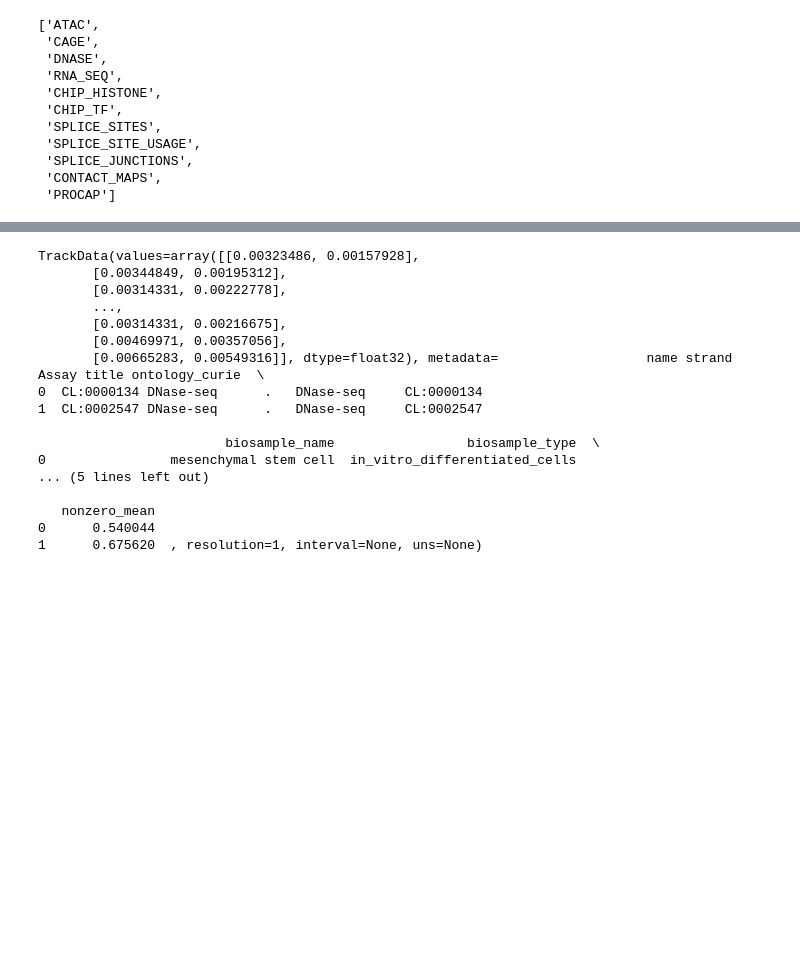
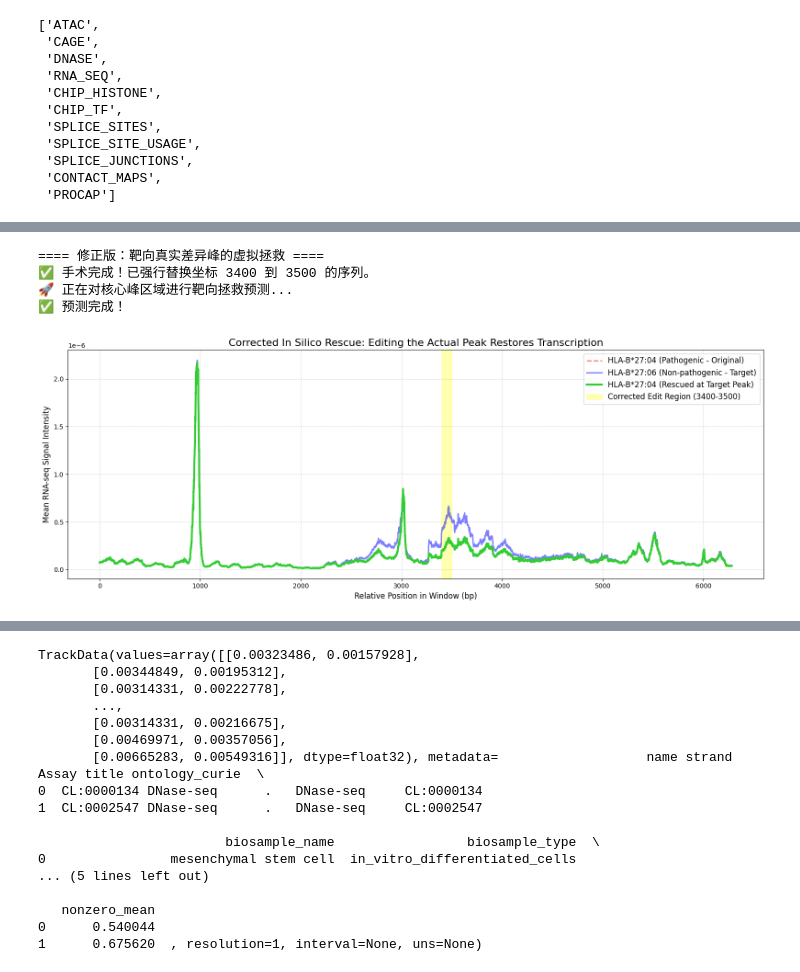
Before and after one commit to thathooo/AlphaGenome-HLA-B27, a Jupyter notebook: HLA_B27_Homologous_sequence_alignment_analysis.ipynb, the cells around one changed output, grey strips where cells are left out. Drawn from its saved outputs; the diff is of its cells as text; code cells hidden in the pictures; blank space fills up the shorter version.

```diff
--- a/HLA_B27_Homologous_sequence_alignment_analysis.ipynb
+++ b/HLA_B27_Homologous_sequence_alignment_analysis.ipynb
@@ -155,0 +414,59 @@ Saved proxy tracks to: ./HLA_B27_proxy_tracks.csv
+# %%
+print("==== 修正版：靶向真实差异峰的虚拟拯救 ====")
+
+# 1. 放弃之前的文本坐标，直接锁定图表上 3400 到 3500 的“蓝山”核心区
+peak_start_relative = 3400
+peak_end_relative = 3500
+
+# 将相对坐标转换为 1MB 长序列中的绝对索引
+real_mut_start_idx = view_start + peak_start_relative
+real_mut_end_idx = view_start + peak_end_relative
+
+# 2. 精确移植：把 27:06 (有峰/非致病) 的这 100bp 序列，完美覆盖给 27:04 (无峰/致病)
+seq_2704_rescued_peak = (
+    seq_2704_full_real[:real_mut_start_idx] +
+    seq_2706_full_real[real_mut_start_idx:real_mut_end_idx] +
+    seq_2704_full_real[real_mut_end_idx:]
+)
+
+print(f"✅ 手术完成！已强行替换坐标 {peak_start_relative} 到 {peak_end_relative} 的序列。")
+
+# 3. 重新预测
+print("🚀 正在对核心峰区域进行靶向拯救预测...")
+pred_2704_rescued_peak = dna_model.predict_sequence(
+    sequence=seq_2704_rescued_peak,
+    requested_outputs=[dna_client.OutputType.RNA_SEQ],
+    ontology_terms=ontology_terms_proxy
+)
+print("✅ 预测完成！")
+
+# 4. 生成揭晓真相的终极图表
+rna_rescued_peak_vals = pred_2704_rescued_peak.rna_seq.values[view_start:view_end]
+rna_rescued_peak_mean = np.mean(rna_rescued_peak_vals, axis=1) if rna_rescued_peak_vals.shape[1] > 0 else np.zeros(view_end - view_start)
+
+plt.figure(figsize=(16, 6))
+
+# 致病型原貌 (红色虚线)
+plt.plot(rna_2704_mean, color='red', label='HLA-B*27:04 (Pathogenic - Original)', alpha=0.5, linewidth=2, linestyle='--')
+# 非致病型原貌 (蓝色实线)
+plt.plot(rna_2706_mean, color='blue', label='HLA-B*27:06 (Non-pathogenic - Target)', alpha=0.5, linewidth=2)
+# 靶向拯救后的致病型 (亮绿色实线)
+plt.plot(rna_rescued_peak_mean, color='limegreen', label='HLA-B*27:04 (Rescued at Target Peak)', alpha=1.0, linewidth=3)
+
+plt.title('Corrected In Silico Rescue: Editing the Actual Peak Restores Transcription', fontsize=16)
+plt.ylabel('Mean RNA-seq Signal Intensity', fontsize=12)
+plt.xlabel('Relative Position in Window (bp)', fontsize=12)
+
+# 正确高亮我们这次修改的区域
+plt.axvspan(peak_start_relative, peak_end_relative, color='yellow', alpha=0.3, label='Corrected Edit Region (3400-3500)')
+
+plt.legend(loc='upper right', fontsize=12)
+plt.grid(True, linestyle='--', alpha=0.5)
+plt.tight_layout()
+plt.show()
+# %% [output]
+==== 修正版：靶向真实差异峰的虚拟拯救 ====
+✅ 手术完成！已强行替换坐标 3400 到 3500 的序列。
+🚀 正在对核心峰区域进行靶向拯救预测...
+✅ 预测完成！
+[figure, added]
```
Also changed, not shown: parts of 11 cells of this notebook.
